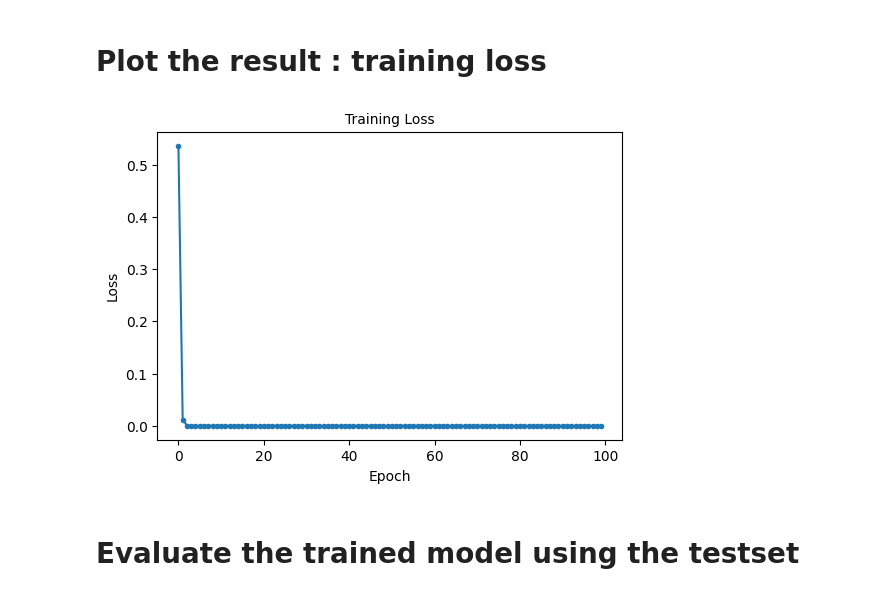
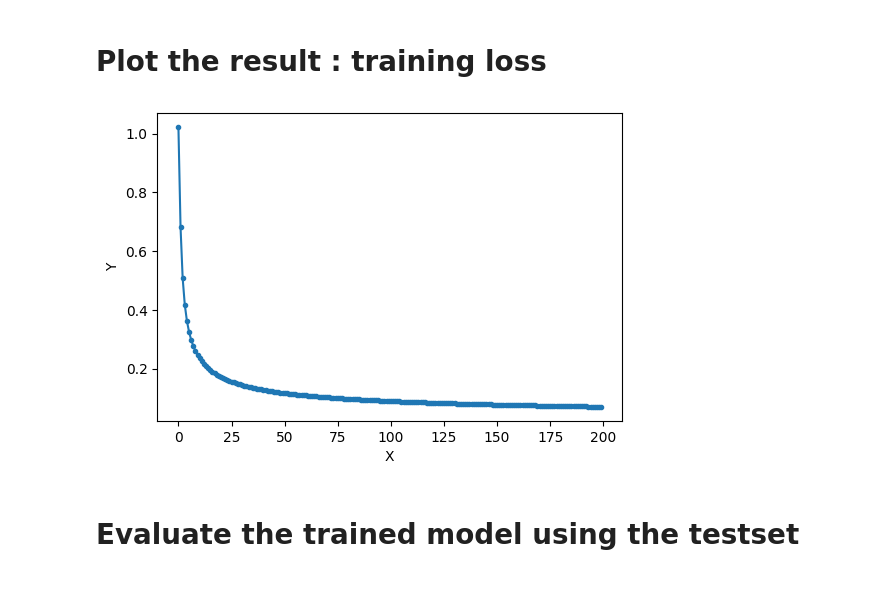
Before and after one commit to ppokranguser/Artificial_Intelligence_study, a Jupyter notebook: 240924_logistic_regression_blanks.ipynb, the cells around one changed output. Cells and saved outputs as stored; diff of their text form; code cells hidden in the pictures.

```diff
--- a/240924_logistic_regression_blanks.ipynb
+++ b/240924_logistic_regression_blanks.ipynb
@@ -249,0 +92,30 @@ Final Prediction : pred_w = 0.9999980330467224, pred_b = 8.140112583987502e-08
+# %%
+# Loss and optimizer
+learning_rate = 0.1
+criterion = nn.BCELoss()
+optimizer = torch.optim.SGD(model.parameters(), lr=learning_rate)
+
+# training loop
+num_epochs = 200
+
+# define a list to save the loss
+loss_saver = list()
+
+for epoch in tqdm(range(num_epochs)):
+    # forward pass and loss
+    y_predicted = model(X_train)
+    loss = criterion(y_predicted, y_train)
+
+    # backward pass
+    loss.backward()
+
+    # updates
+    optimizer.step()
+
+    # zero gradients
+    optimizer.zero_grad()
+
+    loss_saver.append(loss.detach())
+    if (epoch+1) % 10 == 0: # save the trained model at every 10 epochs
+        print('Epoch: {}, Loss : {}'.format(epoch+1, loss))
+        #torch.save(model.state_dict(), PATH)
@@ -252,13 +145,12 @@ Final Prediction : pred_w = 0.9999980330467224, pred_b = 8.140112583987502e-08
 # %%
 # plot the results
 loss_saver = np.array(loss_saver)
 plt.figure(figsize=(6,4))
 plt.plot(np.arange(len(loss_saver)), loss_saver, '.-')
-plt.title('Training Loss', fontsize=10)
-plt.xlabel('Epoch', fontsize=10)
-plt.ylabel('Loss', fontsize=10)
+plt.xlabel('X', fontsize=10)
+plt.ylabel('Y', fontsize=10)
 plt.show()
 # %% [output]
-[figure, old version]
+[figure, new version]
 # %% [markdown]
 # Evaluate the trained model using the testset
```
Also changed, not shown: parts of 17 cells of this notebook.
